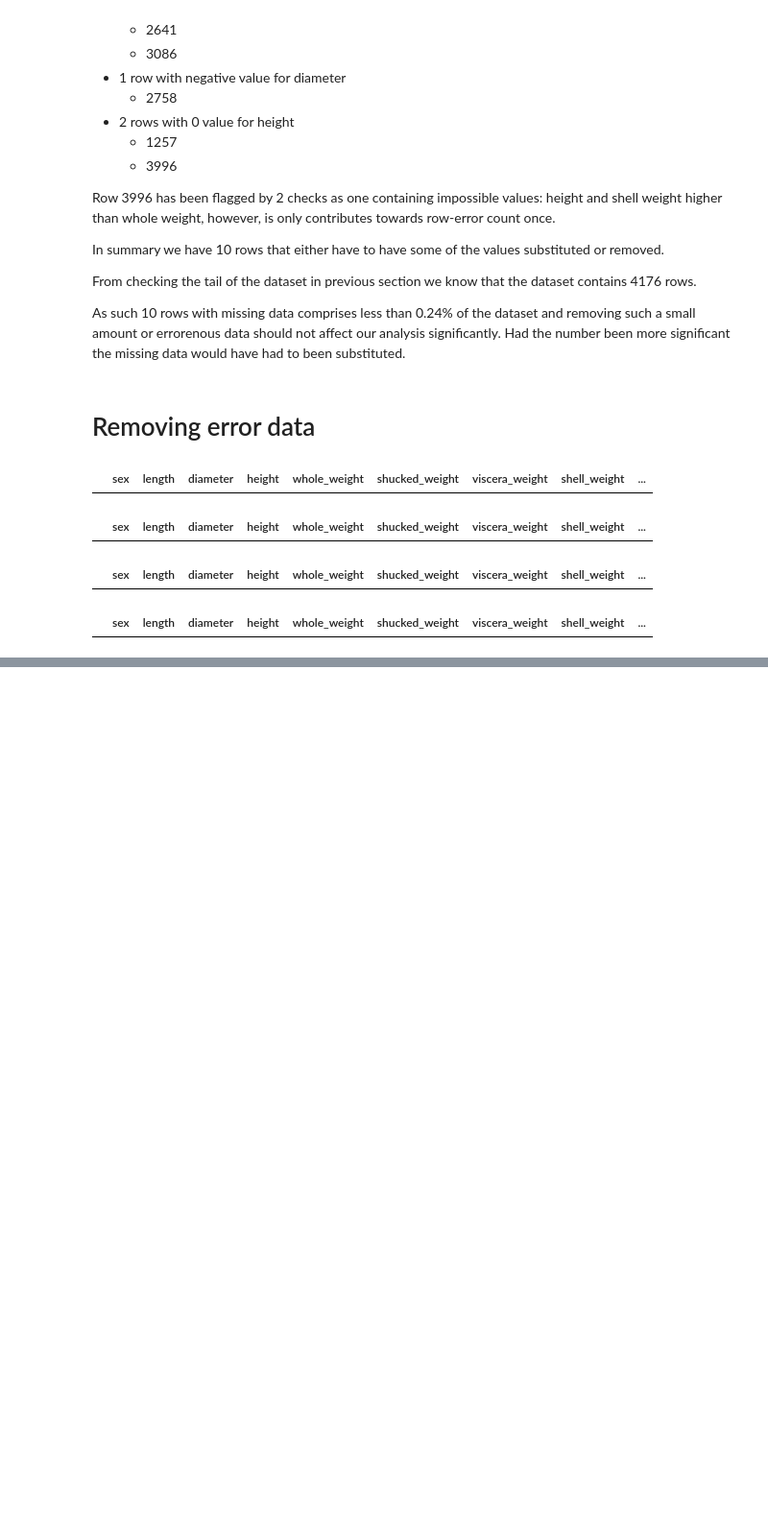
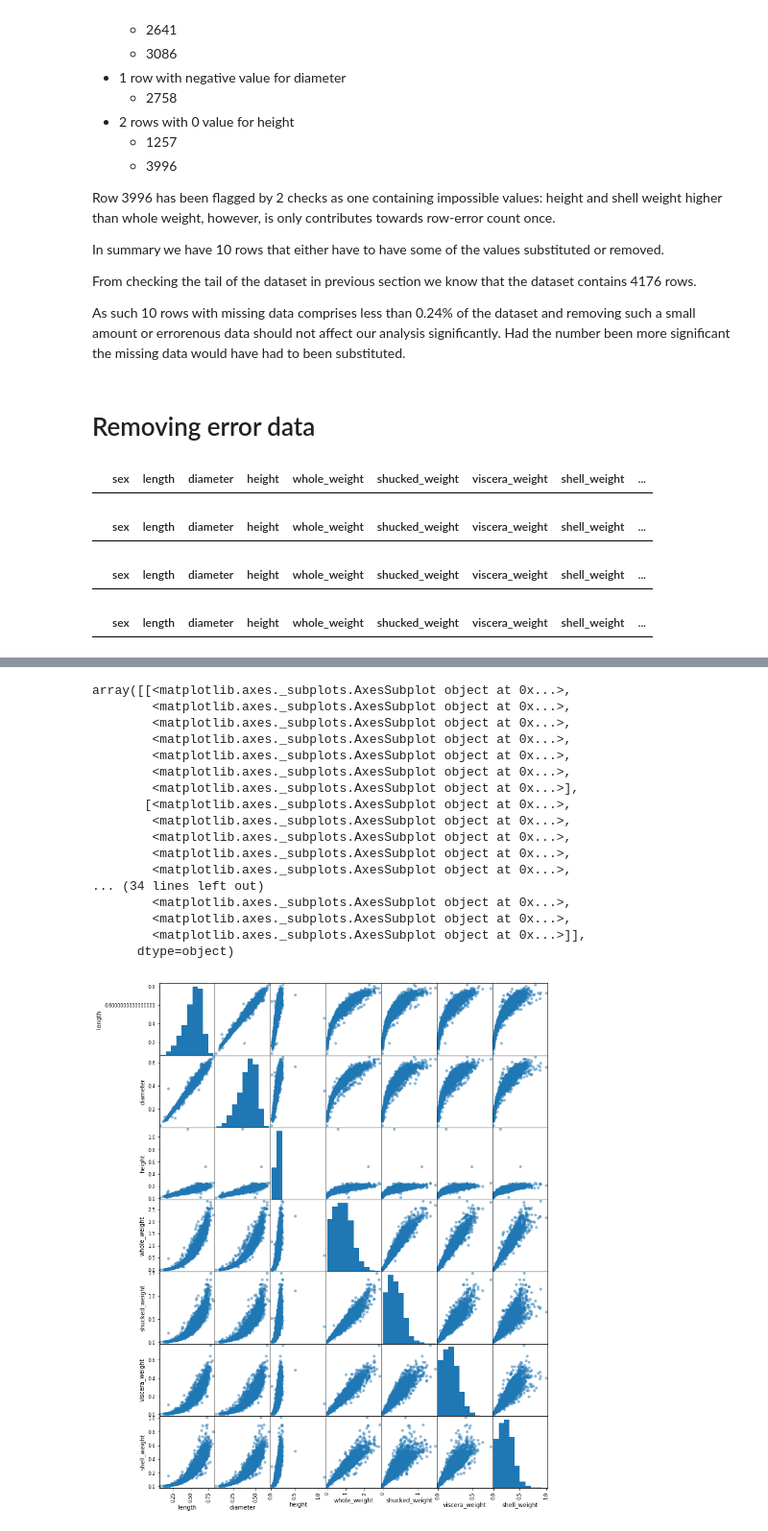
Before and after one commit to viciouspetal/data-analytics-notebook, a Jupyter notebook: Assignment workbook.ipynb, the cells around one changed output, grey strips where cells are left out. Shown at 96% size. Drawn from its saved outputs; the diff is of its cells as text; code cells hidden in the pictures; blank space fills up the shorter version.

```diff
--- a/Assignment workbook.ipynb
+++ b/Assignment workbook.ipynb
@@ -198,2 +225,21 @@ df[df['height'] <= 0.0]
 # %%
-# pd.plotting.scatter_matrix(df, figsize=(12,16), s=100)
+pd.plotting.scatter_matrix(df, figsize=(12,16), s=100)
+# %% [output]
+array([[<matplotlib.axes._subplots.AxesSubplot object at 0x...>,
+        <matplotlib.axes._subplots.AxesSubplot object at 0x...>,
+        <matplotlib.axes._subplots.AxesSubplot object at 0x...>,
+        <matplotlib.axes._subplots.AxesSubplot object at 0x...>,
+        <matplotlib.axes._subplots.AxesSubplot object at 0x...>,
+        <matplotlib.axes._subplots.AxesSubplot object at 0x...>,
+        <matplotlib.axes._subplots.AxesSubplot object at 0x...>],
+       [<matplotlib.axes._subplots.AxesSubplot object at 0x...>,
+        <matplotlib.axes._subplots.AxesSubplot object at 0x...>,
+        <matplotlib.axes._subplots.AxesSubplot object at 0x...>,
+        <matplotlib.axes._subplots.AxesSubplot object at 0x...>,
+        <matplotlib.axes._subplots.AxesSubplot object at 0x...>,
+... (34 lines left out)
+        <matplotlib.axes._subplots.AxesSubplot object at 0x...>,
+        <matplotlib.axes._subplots.AxesSubplot object at 0x...>,
+        <matplotlib.axes._subplots.AxesSubplot object at 0x...>]],
+      dtype=object)
+[figure, added]
```
Also changed, not shown: parts of 7 cells of this notebook.
